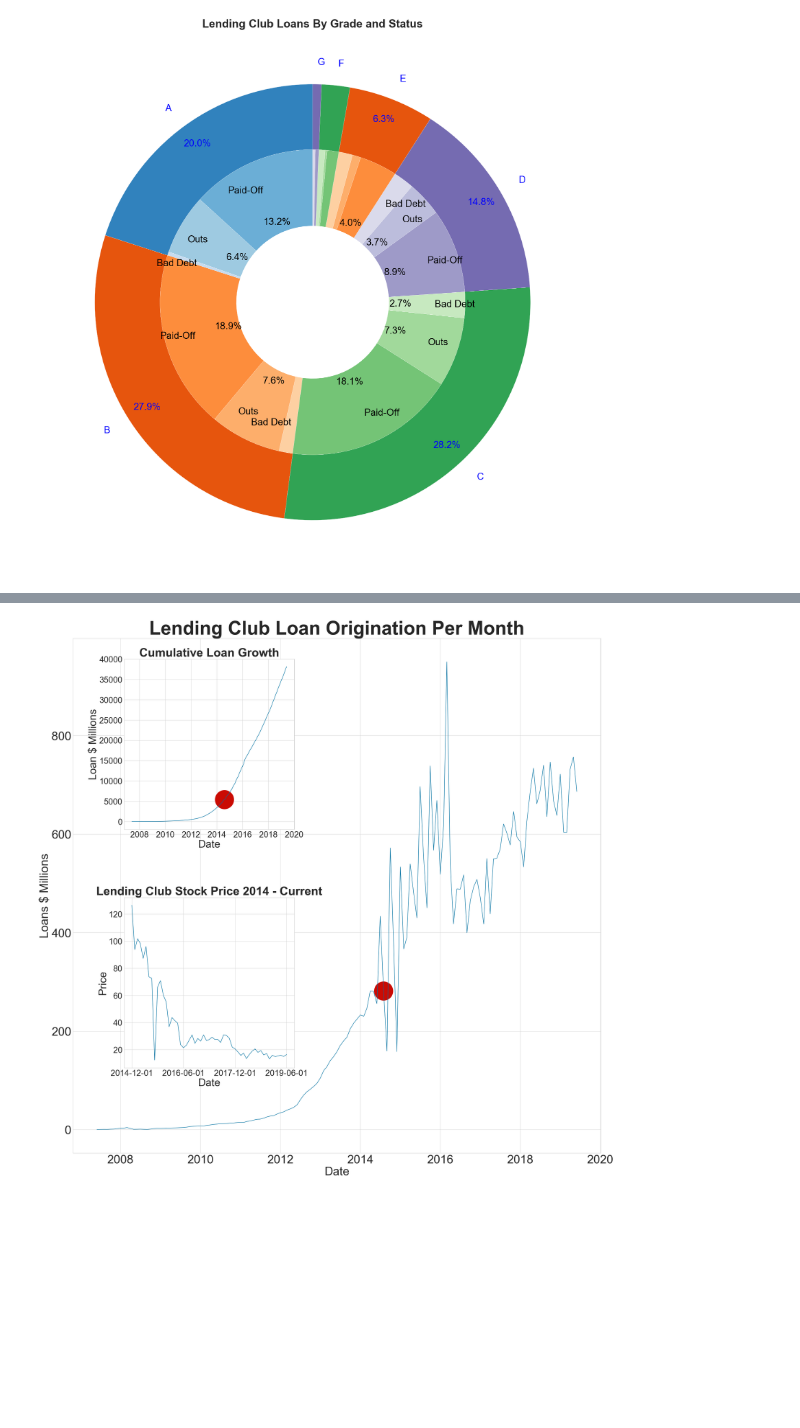
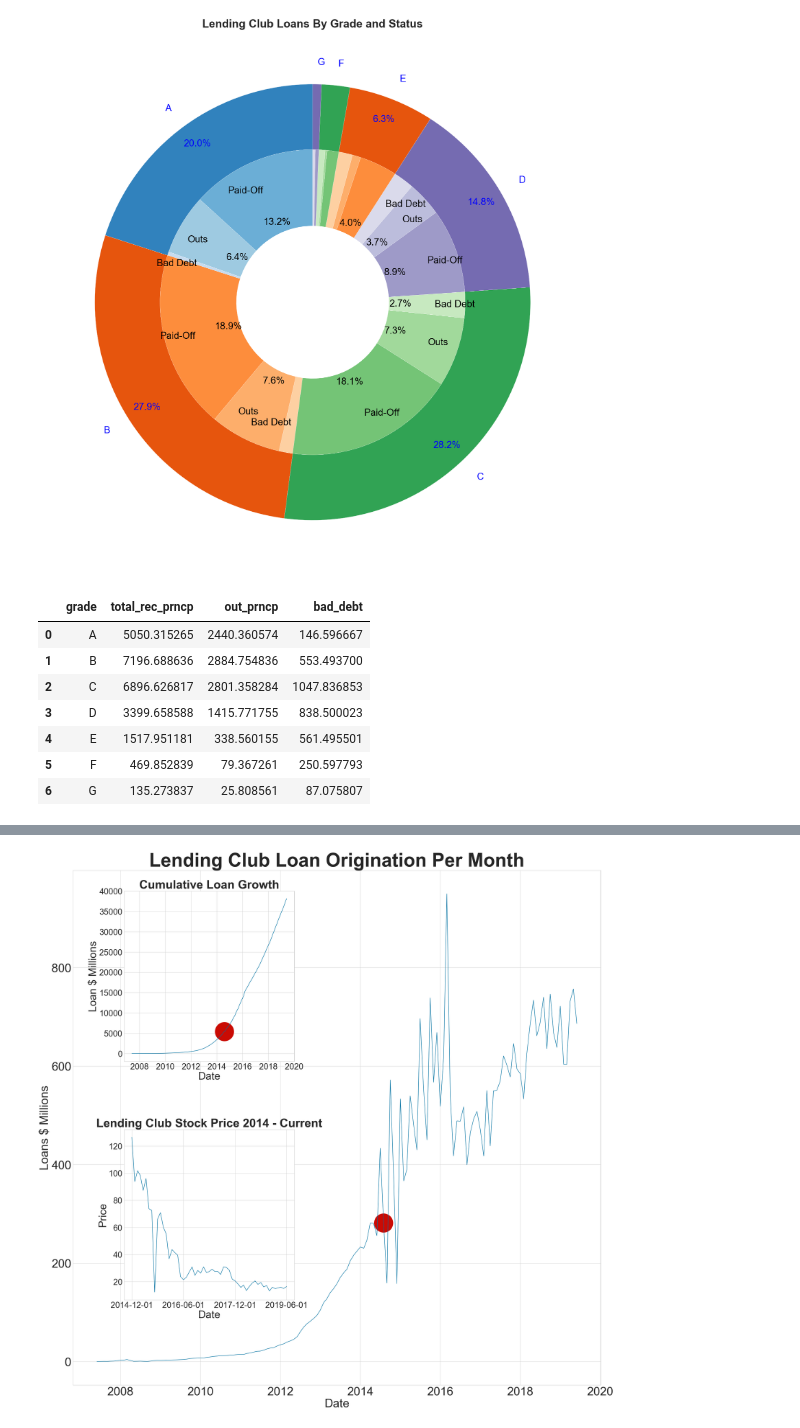
Before and after one commit to ajricks4/lending-club, a Jupyter notebook: Lending_Club_Prelim.ipynb, the cells around one changed output, grey strips where cells are left out. Saved outputs shown, nothing was run; the diff lists cells and outputs as text; code cells hidden in the pictures; blank space fills up the shorter version.

```diff
--- a/Lending_Club_Prelim.ipynb
+++ b/Lending_Club_Prelim.ipynb
@@ -83,6 +108,23 @@ LCP.plot_loan_breakdown_pie(df)
 LCP.plot_grade_breakdown_pie(df)
 # %% [output]
 [figure]
+# %%
+grade_pie = df.groupby('grade').sum()[['loan_amnt','total_rec_prncp','out_prncp','delinq_amnt','charged_off_amnt']]
+grade_pie.reset_index(inplace=True)
+grade_pie['bad_debt'] = grade_pie['delinq_amnt'] + grade_pie['charged_off_amnt']
+# %%
+grade_pie[['total_rec_prncp','out_prncp','bad_debt']] = grade_pie[['total_rec_prncp','out_prncp','bad_debt']] /1000000
+# %%
+grade_pie[['grade','total_rec_prncp','out_prncp','bad_debt']]
+# %% [output]
+|  | grade | total_rec_prncp | out_prncp | bad_debt |
+| 0 | A | 5050.315265 | 2440.360574 | 146.596667 |
+| 1 | B | 7196.688636 | 2884.754836 | 553.493700 |
+| 2 | C | 6896.626817 | 2801.358284 | 1047.836853 |
+| 3 | D | 3399.658588 | 1415.771755 | 838.500023 |
+| 4 | E | 1517.951181 | 338.560155 | 561.495501 |
+| 5 | F | 469.852839 | 79.367261 | 250.597793 |
+| 6 | G | 135.273837 | 25.808561 | 87.075807 |
 # %%
 LCP.choro_debt_state(df)
 # %% [output]
```
Also changed, not shown: parts of 12 cells of this notebook, 1 other file.
